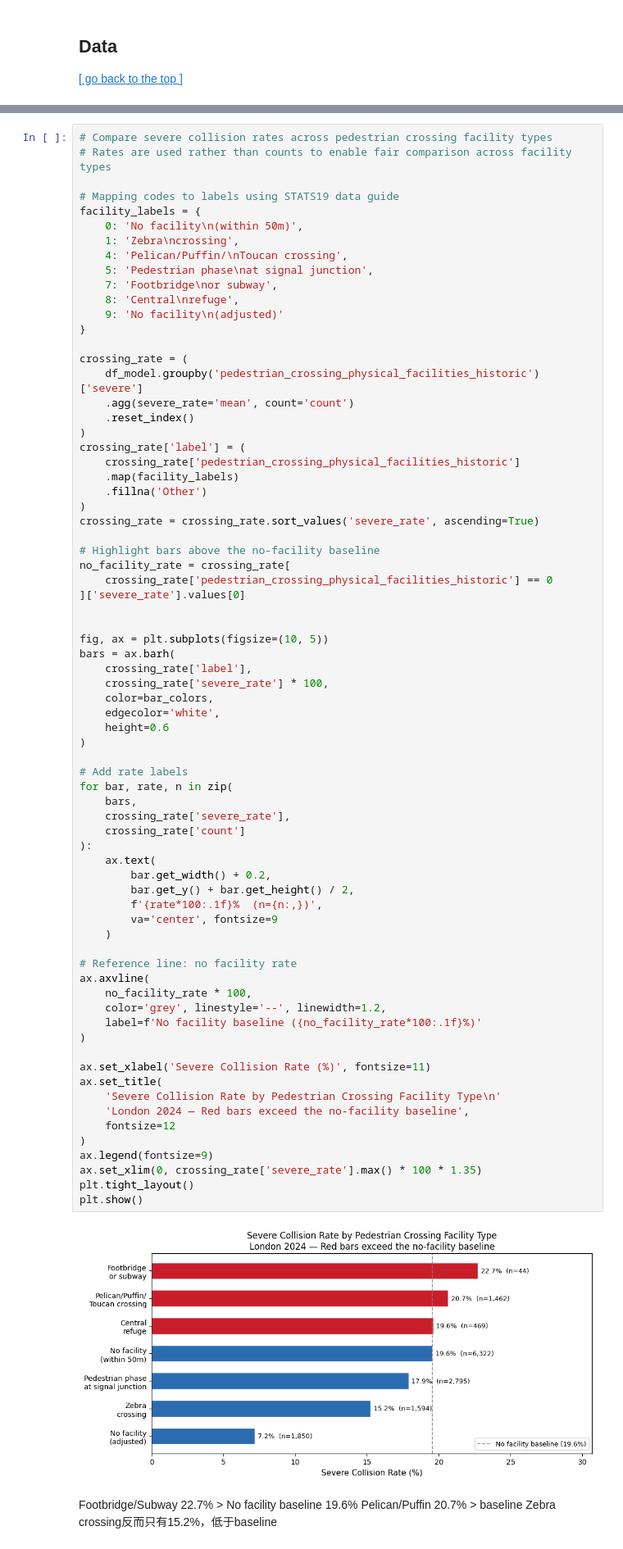
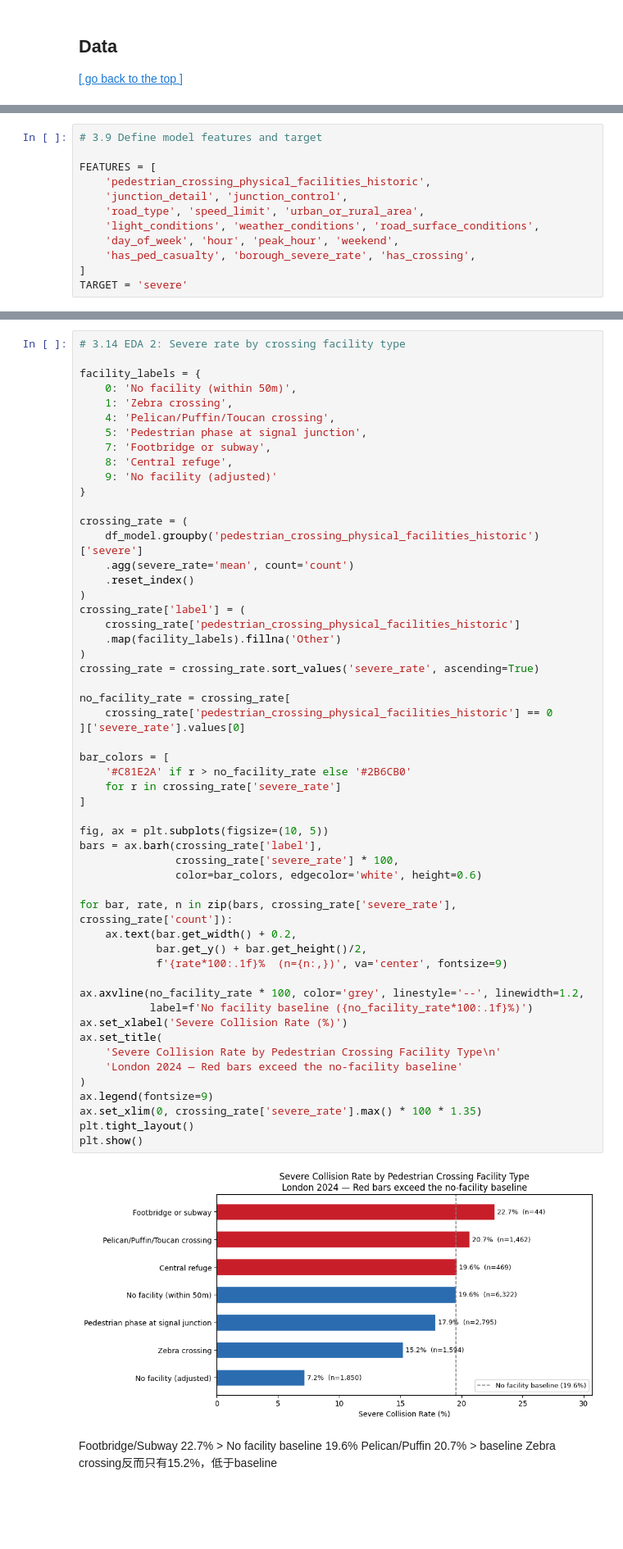
Before and after one commit to Alexia418/DSSS_Assessment, a Jupyter notebook: Submission.ipynb, the cells around one changed output, grey strips where cells are left out. Shown at 82% size. Drawn from its saved outputs; the diff is of its cells as text; blank space fills up the shorter version.

```diff
--- a/Submission.ipynb
+++ b/Submission.ipynb
@@ -56,0 +240,12 @@ RQ2: Can machine learning models identify serious or fatal collisions in London,
+# %%
+# 3.9 Define model features and target
+
+FEATURES = [
+    'pedestrian_crossing_physical_facilities_historic',
+    'junction_detail', 'junction_control',
+    'road_type', 'speed_limit', 'urban_or_rural_area',
+    'light_conditions', 'weather_conditions', 'road_surface_conditions',
+    'day_of_week', 'hour', 'peak_hour', 'weekend',
+    'has_ped_casualty', 'borough_severe_rate', 'has_crossing',
+]
+TARGET = 'severe'
@@ -437,77 +357,59 @@ EDA 2：Severe rate by crossing facility type
 # %%
-# Compare severe collision rates across pedestrian crossing facility types
-# Rates are used rather than counts to enable fair comparison across facility types
+# 3.14 EDA 2: Severe rate by crossing facility type
 
-# Mapping codes to labels using STATS19 data guide
 facility_labels = {
-    0: 'No facility\n(within 50m)',
-    1: 'Zebra\ncrossing',
-    4: 'Pelican/Puffin/\nToucan crossing',
-    5: 'Pedestrian phase\nat signal junction',
-    7: 'Footbridge\nor subway',
-    8: 'Central\nrefuge',
-    9: 'No facility\n(adjusted)'
+    0: 'No facility (within 50m)',
+    1: 'Zebra crossing',
+    4: 'Pelican/Puffin/Toucan crossing',
+    5: 'Pedestrian phase at signal junction',
+    7: 'Footbridge or subway',
+    8: 'Central refuge',
+    9: 'No facility (adjusted)'
 }
 
 crossing_rate = (
     df_model.groupby('pedestrian_crossing_physical_facilities_historic')['severe']
     .agg(severe_rate='mean', count='count')
     .reset_index()
 )
 crossing_rate['label'] = (
     crossing_rate['pedestrian_crossing_physical_facilities_historic']
-    .map(facility_labels)
-    .fillna('Other')
+    .map(facility_labels).fillna('Other')
 )
 crossing_rate = crossing_rate.sort_values('severe_rate', ascending=True)
 
-# Highlight bars above the no-facility baseline
 no_facility_rate = crossing_rate[
     crossing_rate['pedestrian_crossing_physical_facilities_historic'] == 0
 ]['severe_rate'].values[0]
 
+bar_colors = [
+    '#C81E2A' if r > no_facility_rate else '#2B6CB0'
+    for r in crossing_rate['severe_rate']
+]
 
 fig, ax = plt.subplots(figsize=(10, 5))
-bars = ax.barh(
-    crossing_rate['label'],
-    crossing_rate['severe_rate'] * 100,
-    color=bar_colors,
-    edgecolor='white',
-    height=0.6
-)
+bars = ax.barh(crossing_rate['label'],
+               crossing_rate['severe_rate'] * 100,
+               color=bar_colors, edgecolor='white', height=0.6)
 
-# Add rate labels
-for bar, rate, n in zip(
-    bars,
-    crossing_rate['severe_rate'],
-    crossing_rate['count']
-):
-    ax.text(
-        bar.get_width() + 0.2,
-        bar.get_y() + bar.get_height() / 2,
-        f'{rate*100:.1f}%  (n={n:,})',
-        va='center', fontsize=9
-    )
+for bar, rate, n in zip(bars, crossing_rate['severe_rate'], crossing_rate['count']):
+    ax.text(bar.get_width() + 0.2,
+            bar.get_y() + bar.get_height()/2,
+            f'{rate*100:.1f}%  (n={n:,})', va='center', fontsize=9)
 
-# Reference line: no facility rate
-ax.axvline(
-    no_facility_rate * 100,
-    color='grey', linestyle='--', linewidth=1.2,
-    label=f'No facility baseline ({no_facility_rate*100:.1f}%)'
-)
-
-ax.set_xlabel('Severe Collision Rate (%)', fontsize=11)
+ax.axvline(no_facility_rate * 100, color='grey', linestyle='--', linewidth=1.2,
+           label=f'No facility baseline ({no_facility_rate*100:.1f}%)')
+ax.set_xlabel('Severe Collision Rate (%)')
 ax.set_title(
     'Severe Collision Rate by Pedestrian Crossing Facility Type\n'
-    'London 2024 — Red bars exceed the no-facility baseline',
-    fontsize=12
+    'London 2024 — Red bars exceed the no-facility baseline'
 )
 ax.legend(fontsize=9)
 ax.set_xlim(0, crossing_rate['severe_rate'].max() * 100 * 1.35)
 plt.tight_layout()
 plt.show()
 # %% [output]
-[figure, old version]
+[figure, new version]
 # %% [markdown]
 Footbridge/Subway 22.7% > No facility baseline 19.6%
 Pelican/Puffin 20.7% > baseline
```
Also changed, not shown: parts of 52 cells of this notebook, 1 other file.
